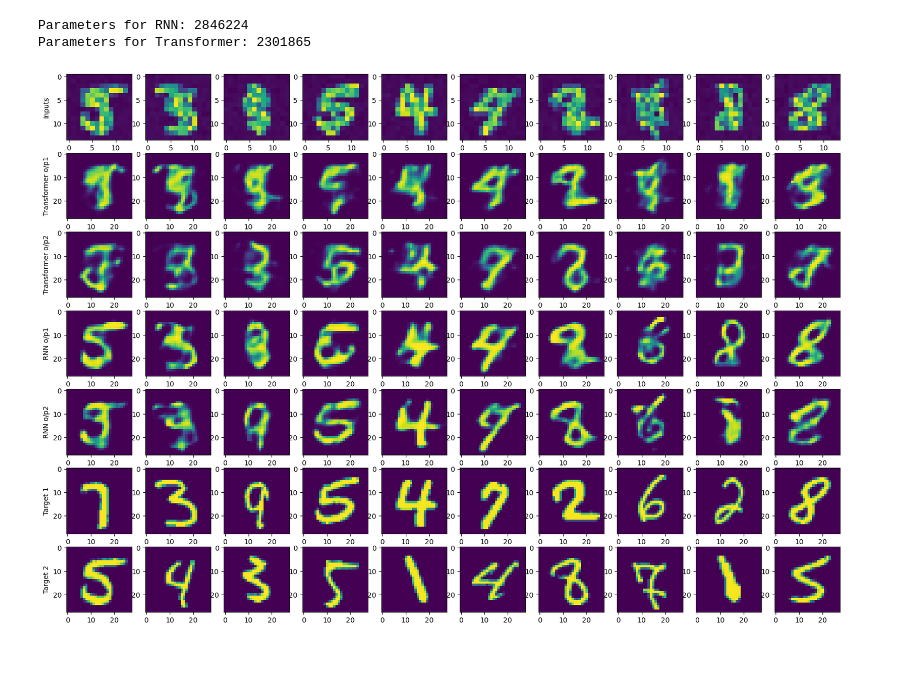
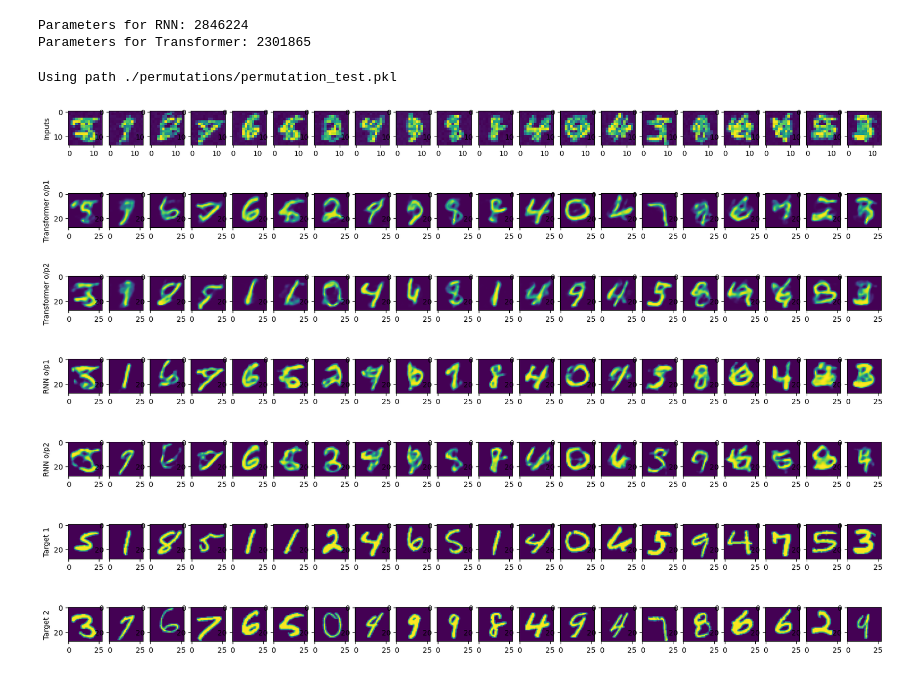
Before and after one commit to aranganath/Image-disambiguation, a Jupyter notebook: plot.ipynb, the cells around one changed output. Cells and saved outputs as stored; diff of their text form; code cells hidden in the pictures.

```diff
--- a/plot.ipynb
+++ b/plot.ipynb
@@ -18,7 +18,7 @@ UpTransformer = UpsamplingTransformer(
     upscale=1
 )
 
-TRANSFORMER_PATH = './checkpoints/UpsampleDisambDenoiseCheckpoint99.pt'
+TRANSFORMER_PATH = './checkpoints/filename'
 
 RNN_PATH = './checkpoints/RNNFinal.pt'
 
@@ -46,7 +46,9 @@ target_transform= transforms.Compose(
     [transforms.Grayscale(),
      transforms.ToTensor()
      ])
-test_supserimposed = MNISTsuperimposed("./MNIST data/train", train = False, download = True, transform = transform, target_transform=target_transform)
+test_supserimposed = MNISTsuperimposed("./MNIST data/test", train = False, download = True, transform = transform, target_transform=target_transform)
+# %% [output]
+Using path ./permutations/permutation_test.pkl
 # %%
 testset = DataLoader(test_supserimposed, batch_size=64, shuffle=True)
 inputs,targets = next(iter(testset))
@@ -55,7 +57,7 @@ TransformerOutputs = UpTransformer(inputs)
 RNNOutputs = UpRNN(inputs, flag = False)
 RNNOutputs = torch.cat([RNNOutputs[1].reshape(-1,1,28,28), RNNOutputs[2].reshape(-1,1,28,28)], axis = 1)
 # %%
-show_outputs_rgb(TransformerOutputs=TransformerOutputs, RNNOutputs= RNNOutputs, targets=targets,inputs= inputs, num_images=10, gray=True)
+show_outputs_rgb(TransformerOutputs=TransformerOutputs, RNNOutputs= RNNOutputs, targets=targets,inputs= inputs, num_images=20, gray=True)
 # %% [output]
-[figure, old version]
+[figure, new version]
 # %%
```
Also changed, not shown: parts of 3 cells of this notebook, 1 other file.
